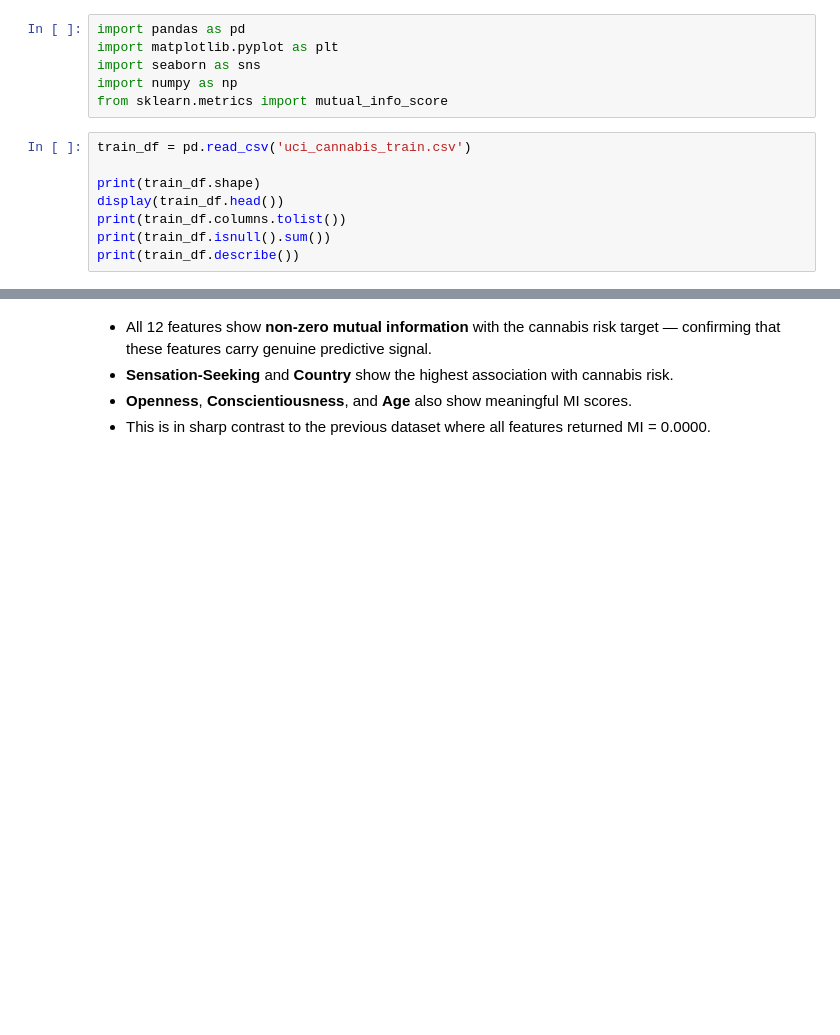
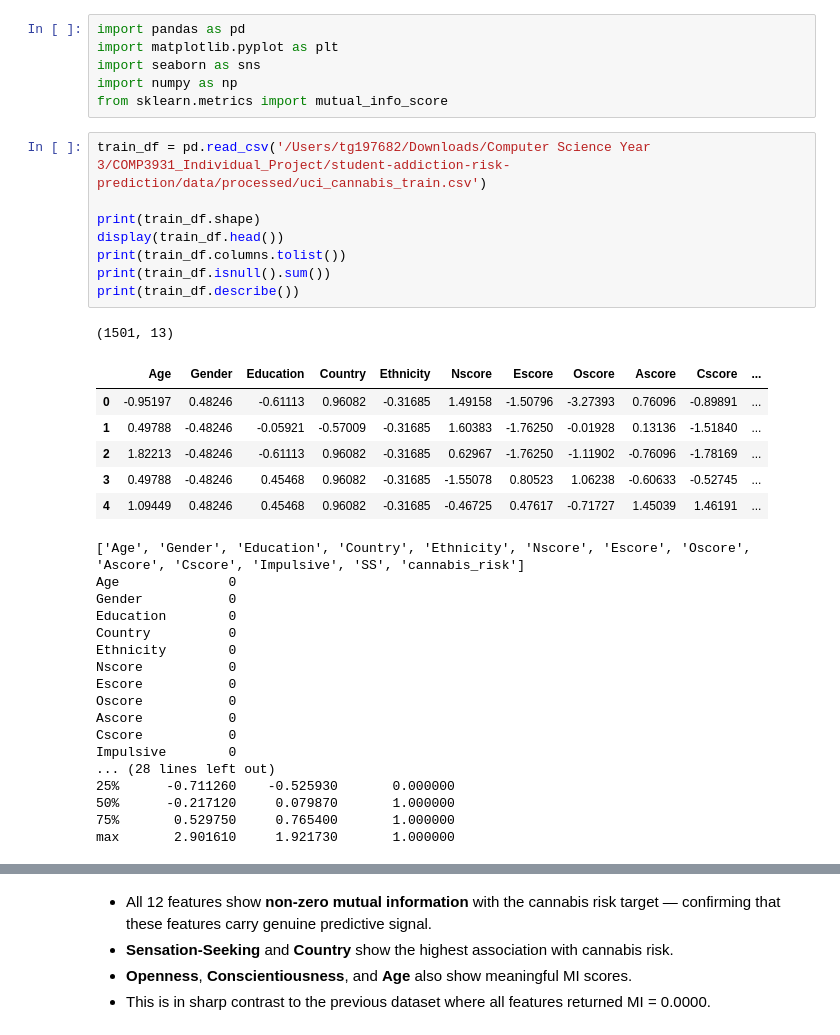
Before and after one commit to TerrenceGwati/student-addiction-risk-prediction, a Jupyter notebook: notebooks/EDA_encoded.ipynb, the cells around one changed output, grey strips where cells are left out. Cells and saved outputs as stored; diff of their text form; blank space fills up the shorter version.

```diff
--- a/notebooks/EDA_encoded.ipynb
+++ b/notebooks/EDA_encoded.ipynb
@@ -9,13 +9,38 @@ import seaborn as sns
 import numpy as np
 from sklearn.metrics import mutual_info_score
 # %%
-train_df = pd.read_csv('uci_cannabis_train.csv')
+train_df = pd.read_csv('/Users/tg197682/Downloads/Computer Science Year 3/COMP3931_Individual_Project/student-addiction-risk-prediction/data/processed/uci_cannabis_train.csv')
 
 print(train_df.shape)
 display(train_df.head())
 print(train_df.columns.tolist())
 print(train_df.isnull().sum())
 print(train_df.describe())
+# %% [output]
+(1501, 13)
+|  | Age | Gender | Education | Country | Ethnicity | Nscore | Escore | Oscore | Ascore | Cscore | ... |
+| 0 | -0.95197 | 0.48246 | -0.61113 | 0.96082 | -0.31685 | 1.49158 | -1.50796 | -3.27393 | 0.76096 | -0.89891 | ... |
+| 1 | 0.49788 | -0.48246 | -0.05921 | -0.57009 | -0.31685 | 1.60383 | -1.76250 | -0.01928 | 0.13136 | -1.51840 | ... |
+| 2 | 1.82213 | -0.48246 | -0.61113 | 0.96082 | -0.31685 | 0.62967 | -1.76250 | -1.11902 | -0.76096 | -1.78169 | ... |
+| 3 | 0.49788 | -0.48246 | 0.45468 | 0.96082 | -0.31685 | -1.55078 | 0.80523 | 1.06238 | -0.60633 | -0.52745 | ... |
+| 4 | 1.09449 | 0.48246 | 0.45468 | 0.96082 | -0.31685 | -0.46725 | 0.47617 | -0.71727 | 1.45039 | 1.46191 | ... |
+['Age', 'Gender', 'Education', 'Country', 'Ethnicity', 'Nscore', 'Escore', 'Oscore', 'Ascore', 'Cscore', 'Impulsive', 'SS', 'cannabis_risk']
+Age              0
+Gender           0
+Education        0
+Country          0
+Ethnicity        0
+Nscore           0
+Escore           0
+Oscore           0
+Ascore           0
+Cscore           0
+Impulsive        0
+... (28 lines left out)
+25%      -0.711260    -0.525930       0.000000
+50%      -0.217120     0.079870       1.000000
+75%       0.529750     0.765400       1.000000
+max       2.901610     1.921730       1.000000
 # %%
 # Visualise class distribution
 sns.countplot(x='cannabis_risk', data=train_df, palette=['#3B82F6','#EF4444'])
```
Also changed, not shown: parts of 6 cells of this notebook, 8 other files.
